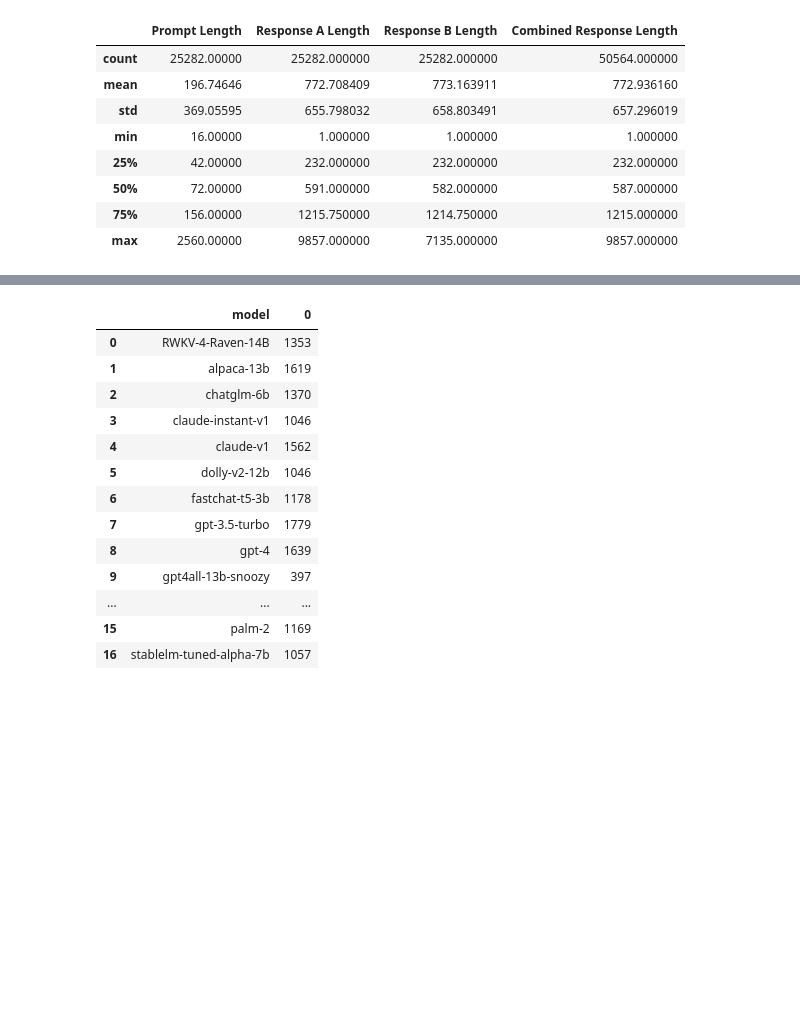
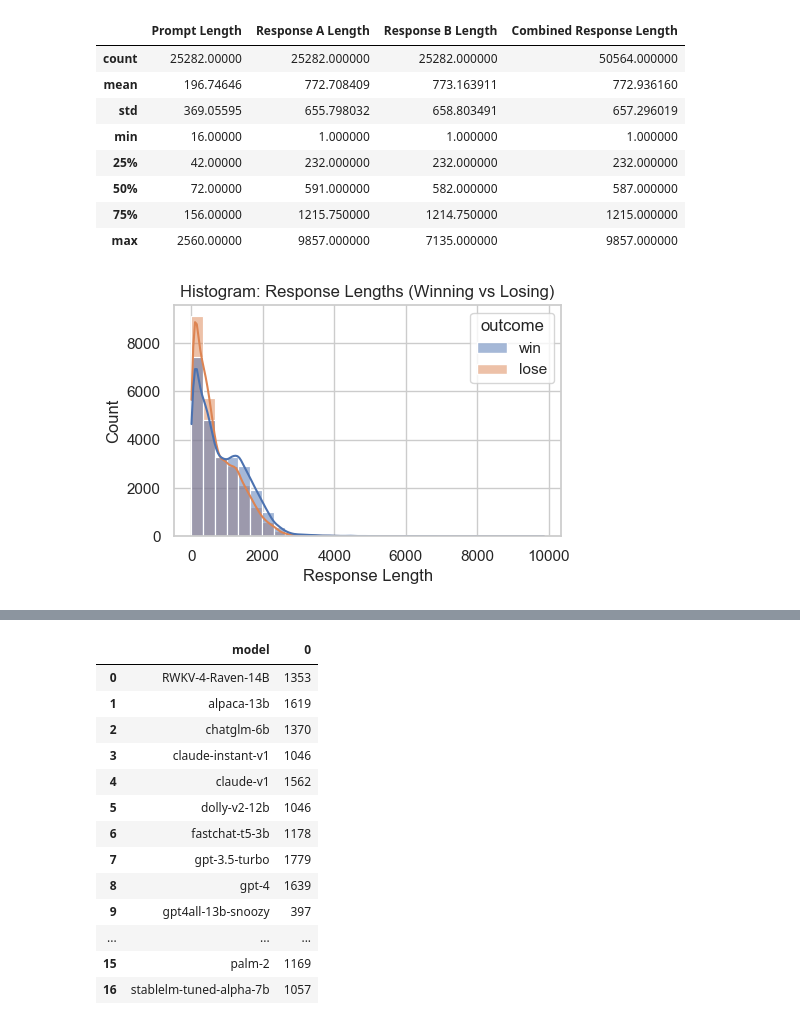
Before and after one commit to surajr10/ds200-grad-project, a Jupyter notebook: notebooks/eda_conversations_stats.ipynb, the cells around one changed output, grey strips where cells are left out. Drawn from its saved outputs; the diff is of its cells as text; code cells hidden in the pictures; blank space fills up the shorter version.

```diff
--- a/notebooks/eda_conversations_stats.ipynb
+++ b/notebooks/eda_conversations_stats.ipynb
@@ -121,3 +130,31 @@ stats_df
 | 50% | 72.00000 | 591.000000 | 582.000000 | 587.000000 |
 | 75% | 156.00000 | 1215.750000 | 1214.750000 | 1215.000000 |
 | max | 2560.00000 | 9857.000000 | 7135.000000 | 9857.000000 |
+# %%
+# Create a new DataFrame for 'win' and 'lose' response lengths
+data_win_lose = pd.DataFrame({
+    'response_length': df.apply(
+        lambda row: row['a_response_length'] if row['winner'] == 'model_a'
+                    else row['b_response_length'], axis=1),
+    'outcome': 'win'
+})
+
+data_lose = pd.DataFrame({
+    'response_length': df.apply(
+        lambda row: row['b_response_length'] if row['winner'] == 'model_a'
+                    else row['a_response_length'], axis=1),
+    'outcome': 'lose'
+})
+
+# Combine both winning and losing responses into a single DataFrame
+combined_data = pd.concat([data_win_lose, data_lose], ignore_index=True)
+
+# Optional: Histogram for more clarity
+plt.figure(figsize=(5, 3))
+sns.histplot(data=combined_data, x='response_length', hue='outcome', kde=True, bins=30)
+plt.title('Histogram: Response Lengths (Winning vs Losing)')
+plt.xlabel('Response Length')
+plt.ylabel('Count')
+plt.show()
+# %% [output]
+[figure, added]
```
Also changed, not shown: parts of 6 cells of this notebook, 2 other files.
